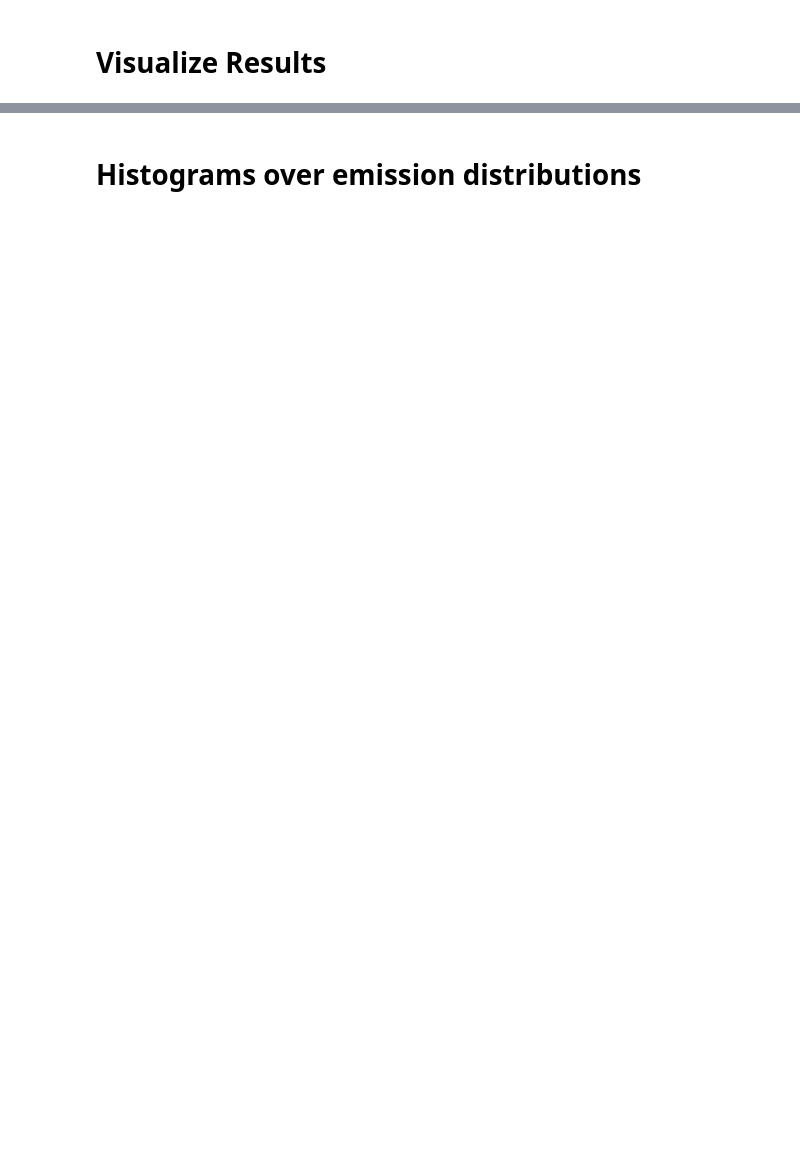
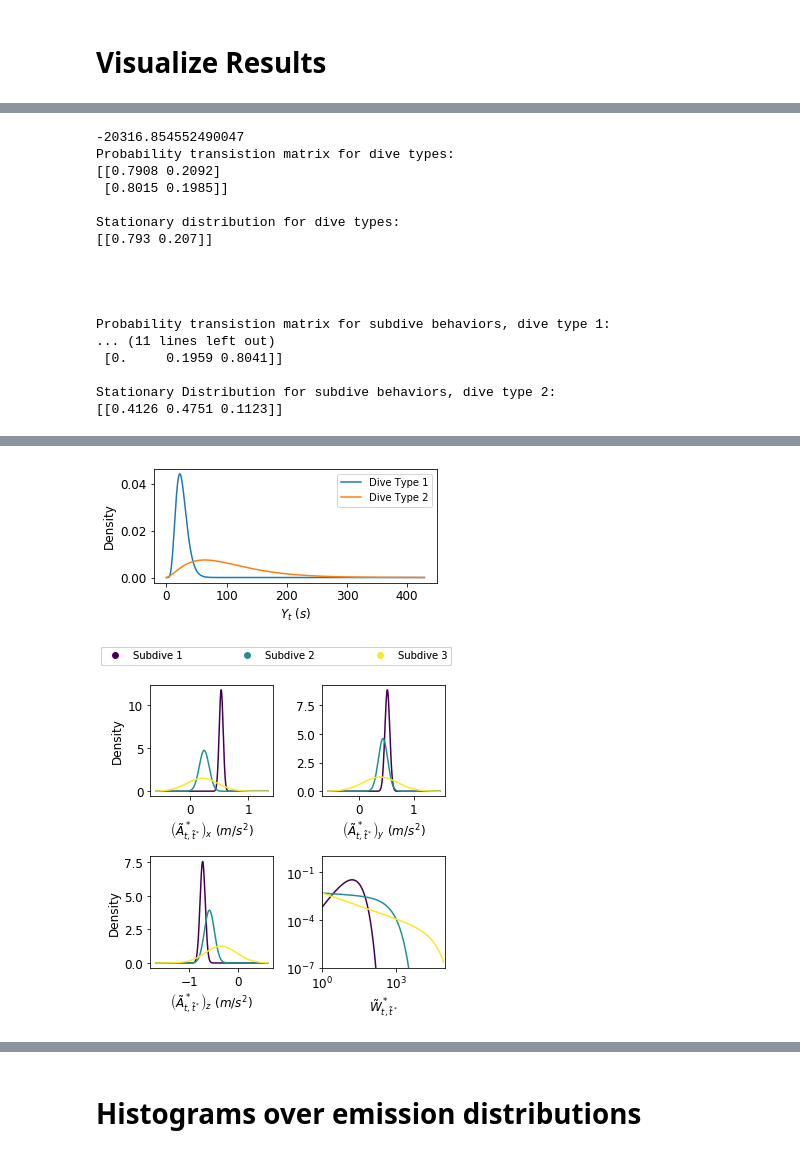
Before and after one commit to evsi8432/CarHHMM, a Jupyter notebook: Code/Final_Code.ipynb, the cells around one changed output, grey strips where cells are left out. Drawn from its saved outputs; the diff is of its cells as text; code cells hidden in the pictures; blank space fills up the shorter version.

Commit message:
Add plot and sandbox for new data

```diff
--- a/Code/Final_Code.ipynb
+++ b/Code/Final_Code.ipynb
@@ -457,12 +501,11 @@ importlib.reload(Visualisor)
 viz = Visualisor.Visualisor(pars,data,df)
 viz.hhmm = hhmm
 #rcParams.update({'figure.autolayout': True})
-(fig_coarse,ax_coarse) = viz.plot_emission_probs(0,file='noshow')#file='../Plots/%s-coarse-emissions.png'%model)
+viz.plot_emission_probs(0,file='../Plots/%s-coarse-emissions.png'%model)
 if model == 'CarHHMM1':
-    (fig_fine,ax_fine) = viz.plot_emission_probs(1,file='noshow',#file='../Plots/%s-fine-emissions.png'%model,
-                                                     features=['Ax','Ay','Az'])
+    viz.plot_emission_probs(1,file='../Plots/%s-fine-emissions.png'%model,features=['Ax','Ay','Az'])
 else:
-    (fig_fine,ax_fine) = viz.plot_emission_probs(1,file = 'noshow')#file='../Plots/%s-fine-emissions.png'%model)
+    viz.plot_emission_probs(1,file='../Plots/%s-fine-emissions.png'%model)
 viz.print_ptms()
 if model != 'CarHMM':
     viz.plot_dive_features(160,165,['dive_state_0_prob',
@@ -490,3 +533,21 @@ viz.plot_dive_features(160,165,['Ax','depth'],[],
                        file = '../Plots/%s_decoded_dives.png'%model,
                        ylabs = [r'$\left(y^*_{t,t^*}\right)_x$ $(m/s^2)$',r'Depth $(m)$'],
                        nrows = 4)
+# %% [output]
+-20316.854552490047
+Probability transistion matrix for dive types:
+[[0.7908 0.2092]
+ [0.8015 0.1985]]
+
+Stationary distribution for dive types:
+[[0.793 0.207]]
+
+
+
+
+Probability transistion matrix for subdive behaviors, dive type 1:
+... (11 lines left out)
+ [0.     0.1959 0.8041]]
+
+Stationary Distribution for subdive behaviors, dive type 2:
+[[0.4126 0.4751 0.1123]]
@@ -492,0 +555,2 @@ viz.plot_dive_features(160,165,['Ax','depth'],[],
+[figure, added]
+[figure, added]
```
Also changed, not shown: parts of 15 cells of this notebook, 3 other files.
